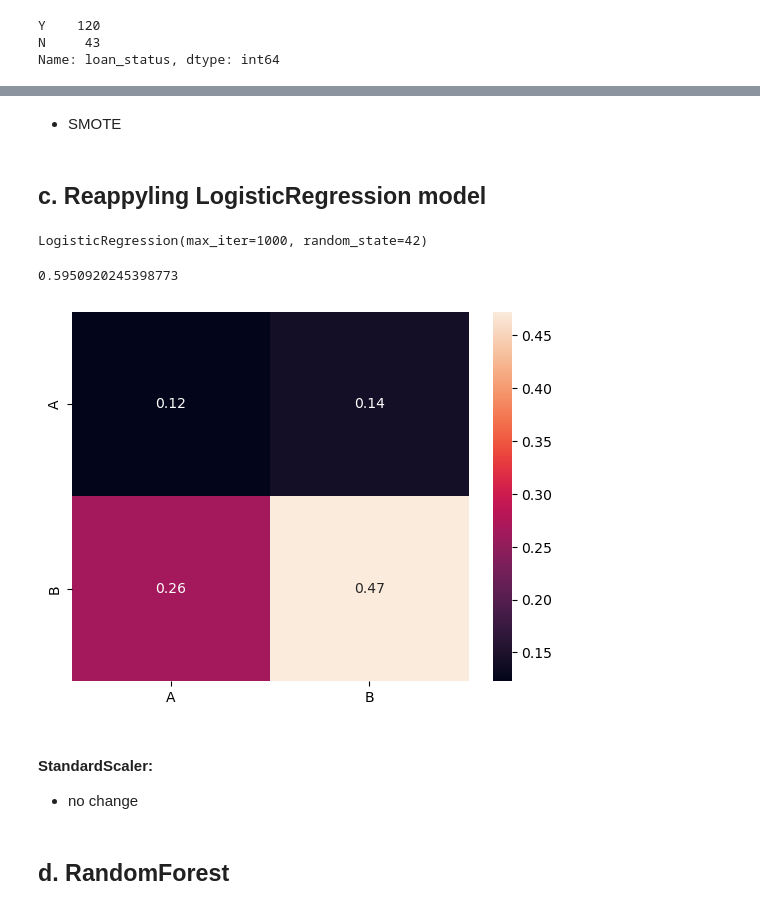
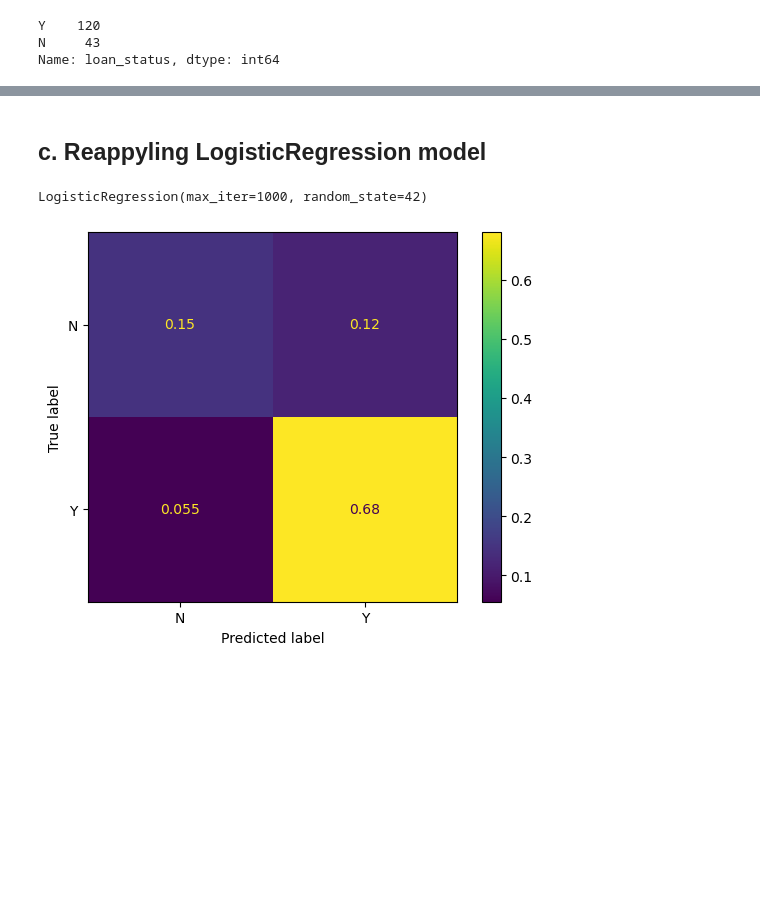
Before and after one commit to guilhermewallis/mini-project-loan-eligibility, a Jupyter notebook: loan-explore-nb.ipynb, the cells around one changed output, grey strips where cells are left out. Cells and saved outputs as stored; diff of their text form; code cells hidden in the pictures; blank space fills up the shorter version.

Commit message:
applied models, gathered insights, created intro, conclusion wip

```diff
--- a/loan-explore-nb.ipynb
+++ b/loan-explore-nb.ipynb
@@ -825,12 +829,9 @@ X_train_scaled = scaler.fit_transform(X_train)
 # %%
-sampler = RandomOverSampler(random_state=42)
-X_resampled, y_resampled = sampler.fit_resample(X_train_scaled, y_train)
+#sampler = RandomOverSampler(random_state=42)
+sampler = SMOTE(random_state=42)
+#X_resampled, y_resampled = sampler.fit_resample(X_train_scaled, y_train)
+X_resampled, y_resampled = sampler.fit_resample(X_train, y_train)
-# %% [markdown]
-* SMOTE
-# %%
-sampler = SMOTE(random_state=42)
-X_resampled, y_resampled = sampler.fit_resample(X_train_scaled, y_train)
-# %% [markdown]
-## c. Reappyling LogisticRegression model
+# %% [markdown]
+## c. Reappyling LogisticRegression model
 # %%
 classification = LogisticRegression(random_state=42, max_iter=1000)
@@ -838,15 +840,13 @@ classification.fit(X_resampled, y_resampled)
 # %% [output]
 LogisticRegression(max_iter=1000, random_state=42)
 # %%
-predictions = classification.predict(X_test.values)
-cf_matrix = confusion_matrix(y_test, predictions, normalize='all')
-sns.heatmap(cf_matrix, annot=True, xticklabels=["A", "B"], yticklabels=["A", "B"])
-classification.score(X_test.values, y_test)
+predictions = classification.predict(X_test)
+#predictions = classification.predict(X_test.values)
+
+cm = confusion_matrix(y_test, predictions, labels=classification.classes_, normalize='all')
+color = 'white'
+disp = ConfusionMatrixDisplay(confusion_matrix=cm, display_labels=classification.classes_)
+disp.plot()
+plt.show()
 # %% [output]
-0.5950920245398773
-[figure, old version]
+[figure, new version]
-# %% [markdown]
-#### StandardScaler:
-* no change
-# %% [markdown]
-## d. RandomForest
```
Also changed, not shown: parts of 56 cells of this notebook, 1 other file.
